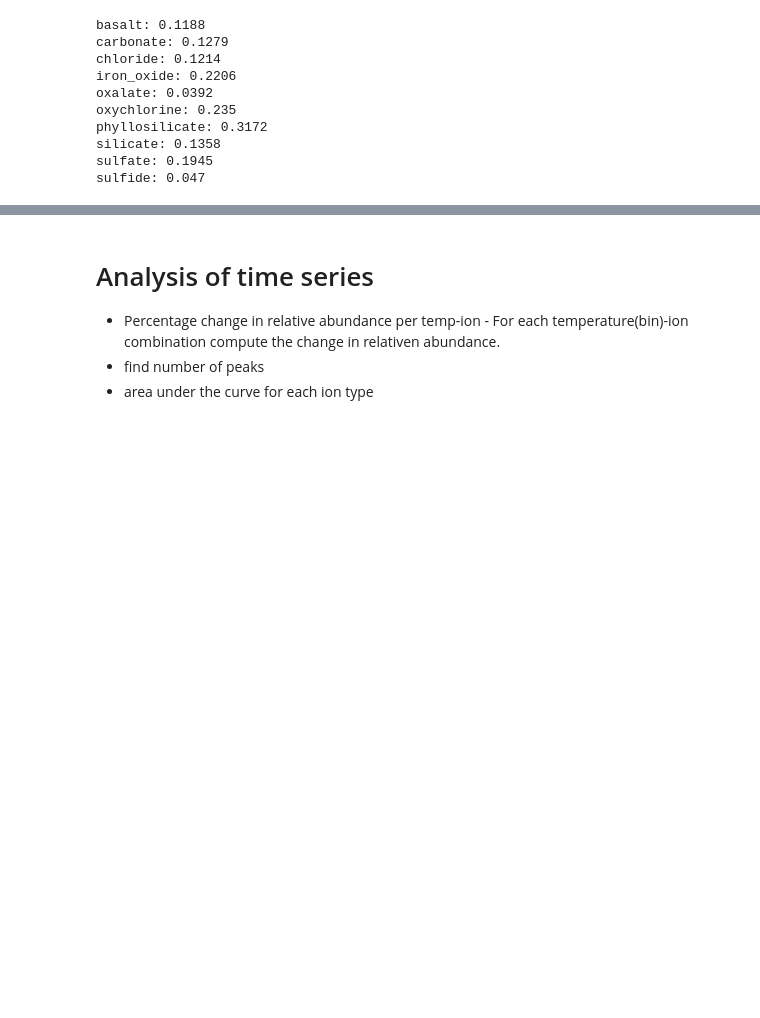
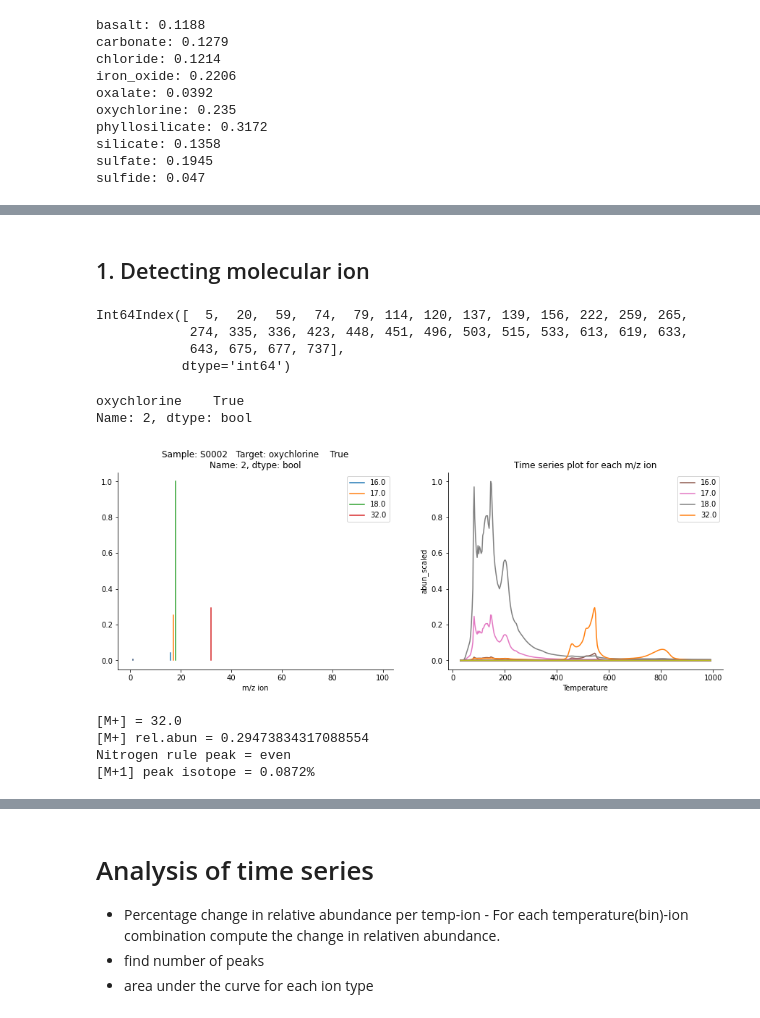
Before and after one commit to itacdonev/MarsSpectrometry, a Jupyter notebook: notebooks/eda.ipynb, the cells around one changed output, grey strips where cells are left out. Saved outputs shown, nothing was run; the diff lists cells and outputs as text; code cells hidden in the pictures; blank space fills up the shorter version.

Commit message:
Analyze molecular ion

```diff
--- a/notebooks/eda.ipynb
+++ b/notebooks/eda.ipynb
@@ -147,0 +194,47 @@ sulfide: 0.047
+# %% [markdown]
+## 1. Detecting molecular ion
+# %%
+oxalate = train_labels[train_labels['oxalate'] == 1].index
+oxalate
+# %% [output]
+Int64Index([  5,  20,  59,  74,  79, 114, 120, 137, 139, 156, 222, 259, 265,
+            274, 335, 336, 423, 448, 451, 496, 503, 515, 533, 613, 619, 633,
+            643, 675, 677, 737],
+           dtype='int64')
+# %%
+i = 2
+hts = preprocess.get_sample(metadata, i)
+hts = preprocess.preprocess_samples(hts, 'min')
+sample_name = metadata.iloc[i]['sample_id']
+label = trvl_labels.iloc[i] == 1
+label = label[label == 1]
+print(label)
+# %% [output]
+oxychlorine    True
+Name: 2, dtype: bool
+# %%
+_,_ = plt.subplots(1,2,figsize=(15,5))
+plt.subplot(1,2,1)
+describe_data.plot_ms(hts,'abun_scaled', target=label, sample_id=sample_name)
+plt.subplot(1,2,2)
+describe_data.plot_mz_ts(hts, 'abun_scaled')
+# %% [output]
+[figure, added]
+# %%
+# Target = oxalate
+
+# Molecular ion
+M, M_mra = features.get_molecular_ion(hts)
+print(f'[M+] = {M}')
+print(f'[M+] rel.abun = {M_mra}')
+
+# Isotopic abundance [M+1]
+print(f'[M+1] peak isotope = {np.round(features.get_Mp1_peak(hts),4)}%')
+
+print(f'Nitrogen M+ peak = {features.nitrogen_rule(hts)}')
+#print(f'Nitrogen M-x peak = {features.nitrogen_rule(hts)}')
+# %% [output]
+[M+] = 32.0
+[M+] rel.abun = 0.29473834317088554
+Nitrogen rule peak = even
+[M+1] peak isotope = 0.0872%
```
Also changed, not shown: parts of 8 cells of this notebook.
